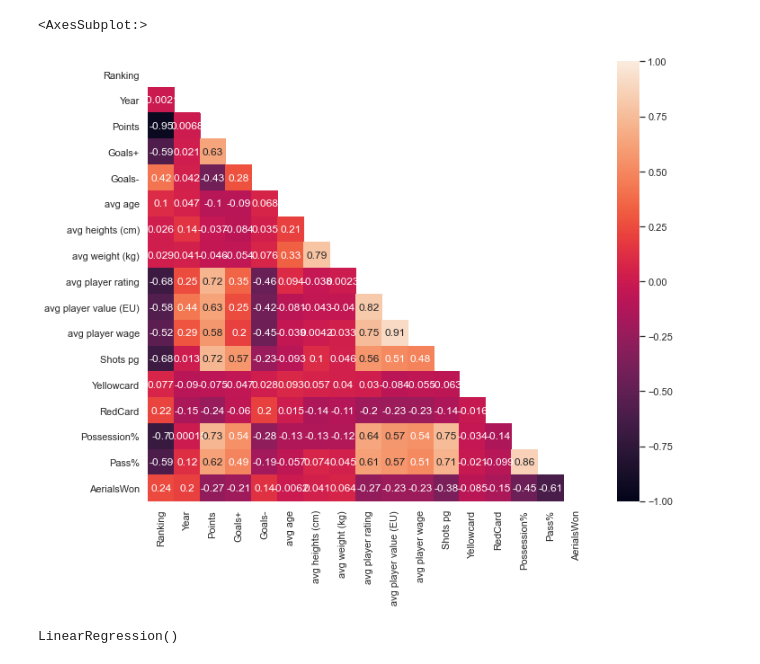
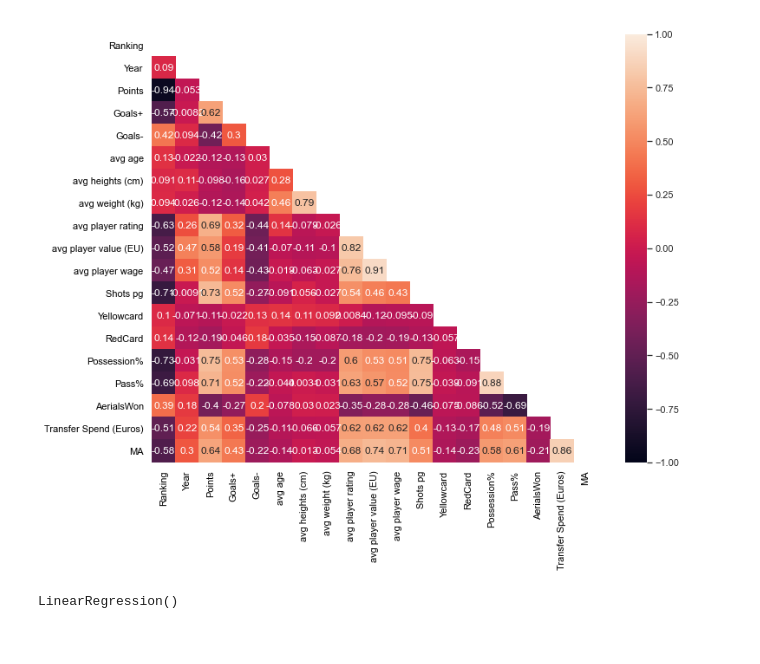
Before and after one commit to QuentinMahieu/Project_soccer_2, a Jupyter notebook: analysis/teams_players/machine_learning/model_team.ipynb, the cells around one changed output. Cells and saved outputs as stored; diff of their text form; code cells hidden in the pictures.

Commit message:
correlation done

```diff
--- a/analysis/teams_players/machine_learning/model_team.ipynb
+++ b/analysis/teams_players/machine_learning/model_team.ipynb
@@ -29,0 +6,7 @@ final_df = final_df.dropna().drop(columns=["Unnamed: 0"])
+# %%
+#data sets
+leagues_file = "../../../data/team_player/cleaned_final/leagues.csv"
+leagues_df = pd.read_csv(leagues_file)
+del leagues_df["Unnamed: 0"]
+leagues_df.dropna(inplace=True)
+leagues_df.describe()
@@ -30,26 +23,32 @@ final_df = final_df.dropna().drop(columns=["Unnamed: 0"])
 # %%
 import numpy as np
 import pandas as pd
 import seaborn as sns
 import matplotlib.pyplot as plt
 
 sns.set_theme(style="white")
 # Compute the correlation matrix
-corr = final_df.corr()
+corr = leagues_df.corr()
 # Generate a mask for the upper triangle
 mask = np.triu(np.ones_like(corr, dtype=bool))
 
 # Set up the matplotlib figure
 f, ax = plt.subplots(figsize=(11, 9))
 
 # Generate a custom diverging colormap
 cmap = sns.diverging_palette(50, 50, as_cmap=True)
 
 # Draw the heatmap with the mask and correct aspect ratio
 #sns.heatmap(corr, mask=mask, cmap=cmap, vmax=.3, center=0,
 #            square=True, linewidths=.5, cbar_kws={"shrink": .5})
-sns.heatmap(corr,vmin=-1, vmax=1, annot=True,mask=mask)
+sns.heatmap(corr,vmin=-1, vmax=1, annot=True,mask=mask,fmt='.2g')
+plt.tight_layout()
+plt.title("Correlation matrix", fontdict={"size": 25, "color":"white"},pad=-5)
+ax.xaxis.label.set_color('white')
+ax.tick_params(axis='x', colors='black')
+ax.yaxis.label.set_color('black')
+ax.tick_params(axis='y', colors='black')
+plt.savefig("../../../images/heatmap.png", transparent=True)
 #final_df.corr()["Ranking"]
 # %% [output]
-<AxesSubplot:>
-[figure, old version]
+[figure, new version]
```
Also changed, not shown: parts of 13 cells of this notebook, 38 other files.
